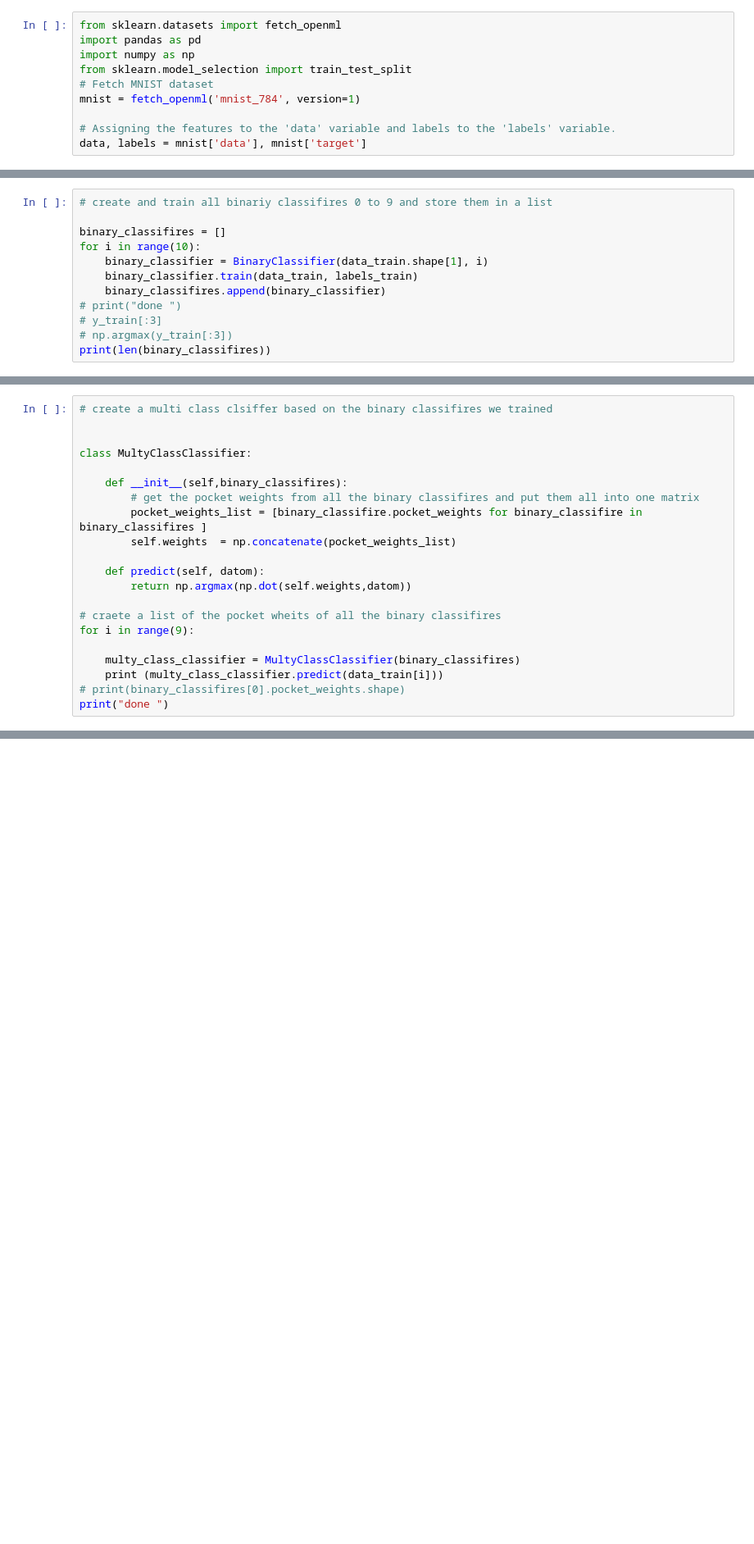
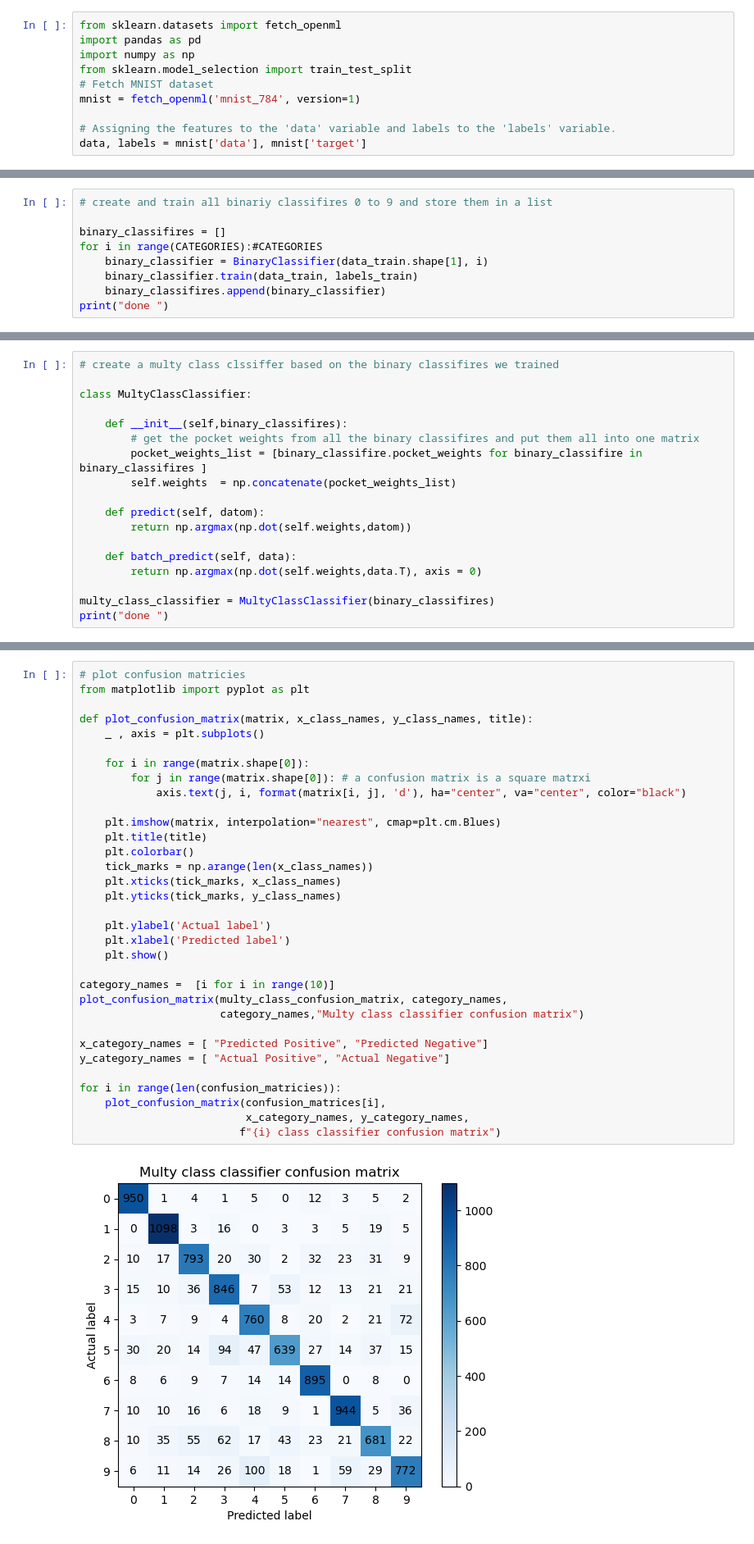
Before and after one commit to AdiGodlner/ML-from-zero, a Jupyter notebook: ex11.ipynb, the cells around one changed output, grey strips where cells are left out. Shown at 82% size. Saved outputs shown, nothing was run; the diff lists cells and outputs as text; blank space fills up the shorter version.

```diff
--- a/ex11.ipynb
+++ b/ex11.ipynb
@@ -123,12 +116,9 @@ done
 # create and train all binariy classifires 0 to 9 and store them in a list
 
 binary_classifires = []
-for i in range(10):
+for i in range(CATEGORIES):#CATEGORIES
     binary_classifier = BinaryClassifier(data_train.shape[1], i)
     binary_classifier.train(data_train, labels_train)
     binary_classifires.append(binary_classifier)
-# print("done ")
-# y_train[:3]
-# np.argmax(y_train[:3])
-print(len(binary_classifires))
+print("done ")
 # %% [output]
@@ -152,6 +126,5 @@ classifire : 9 | round 1 | evaluation 0.09891666666666667
 # %%
-# create a multi class clsiffer based on the binary classifires we trained
-
+# create a multy class clssiffer based on the binary classifires we trained
 
 class MultyClassClassifier:
 
@@ -163,11 +136,9 @@ class MultyClassClassifier:
     def predict(self, datom):
         return np.argmax(np.dot(self.weights,datom))
 
-# craete a list of the pocket wheits of all the binary classifires
-for i in range(9):
+    def batch_predict(self, data):
+        return np.argmax(np.dot(self.weights,data.T), axis = 0)
 
-    multy_class_classifier = MultyClassClassifier(binary_classifires)
-    print (multy_class_classifier.predict(data_train[i]))
-# print(binary_classifires[0].pocket_weights.shape)
+multy_class_classifier = MultyClassClassifier(binary_classifires)
 print("done ")
 # %% [output]
@@ -183,0 +174,35 @@ done
+# %%
+# plot confusion matricies
+from matplotlib import pyplot as plt
+
+def plot_confusion_matrix(matrix, x_class_names, y_class_names, title):
+    _ , axis = plt.subplots()
+
+    for i in range(matrix.shape[0]):
+        for j in range(matrix.shape[0]): # a confusion matrix is a square matrxi
+            axis.text(j, i, format(matrix[i, j], 'd'), ha="center", va="center", color="black")
+
+    plt.imshow(matrix, interpolation="nearest", cmap=plt.cm.Blues)
+    plt.title(title)
+    plt.colorbar()
+    tick_marks = np.arange(len(x_class_names))
+    plt.xticks(tick_marks, x_class_names)
+    plt.yticks(tick_marks, y_class_names)
+
+    plt.ylabel('Actual label')
+    plt.xlabel('Predicted label')
+    plt.show()
+
+category_names =  [i for i in range(10)]
+plot_confusion_matrix(multy_class_confusion_matrix, category_names,
+                      category_names,"Multy class classifier confusion matrix")
+
+x_category_names = [ "Predicted Positive", "Predicted Negative"]
+y_category_names = [ "Actual Positive", "Actual Negative"]
+
+for i in range(len(confusion_matricies)):
+    plot_confusion_matrix(confusion_matrices[i],
+                          x_category_names, y_category_names,
+                         f"{i} class classifier confusion matrix")
+# %% [output]
+[figure, added]
```
Also changed, not shown: parts of 9 cells of this notebook.
